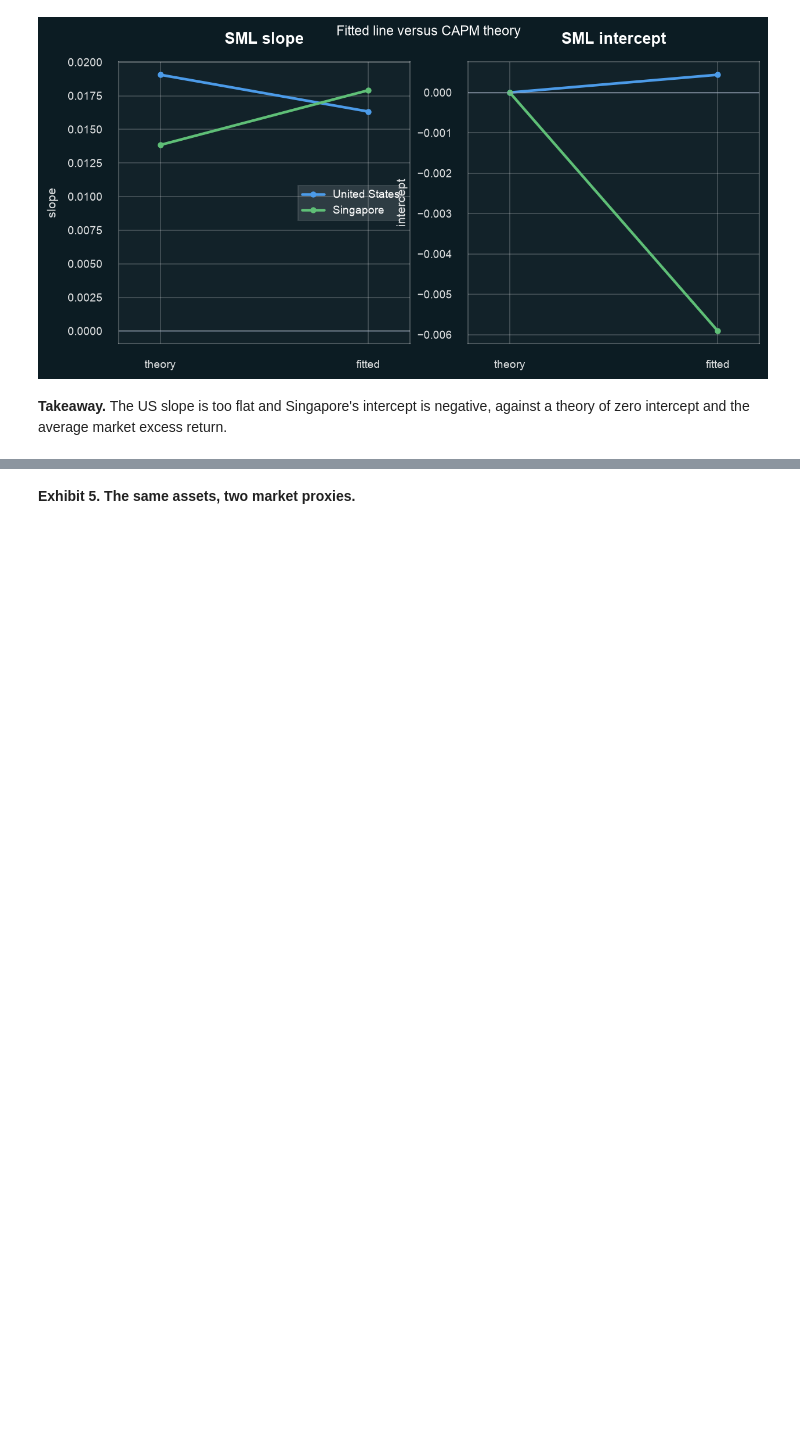
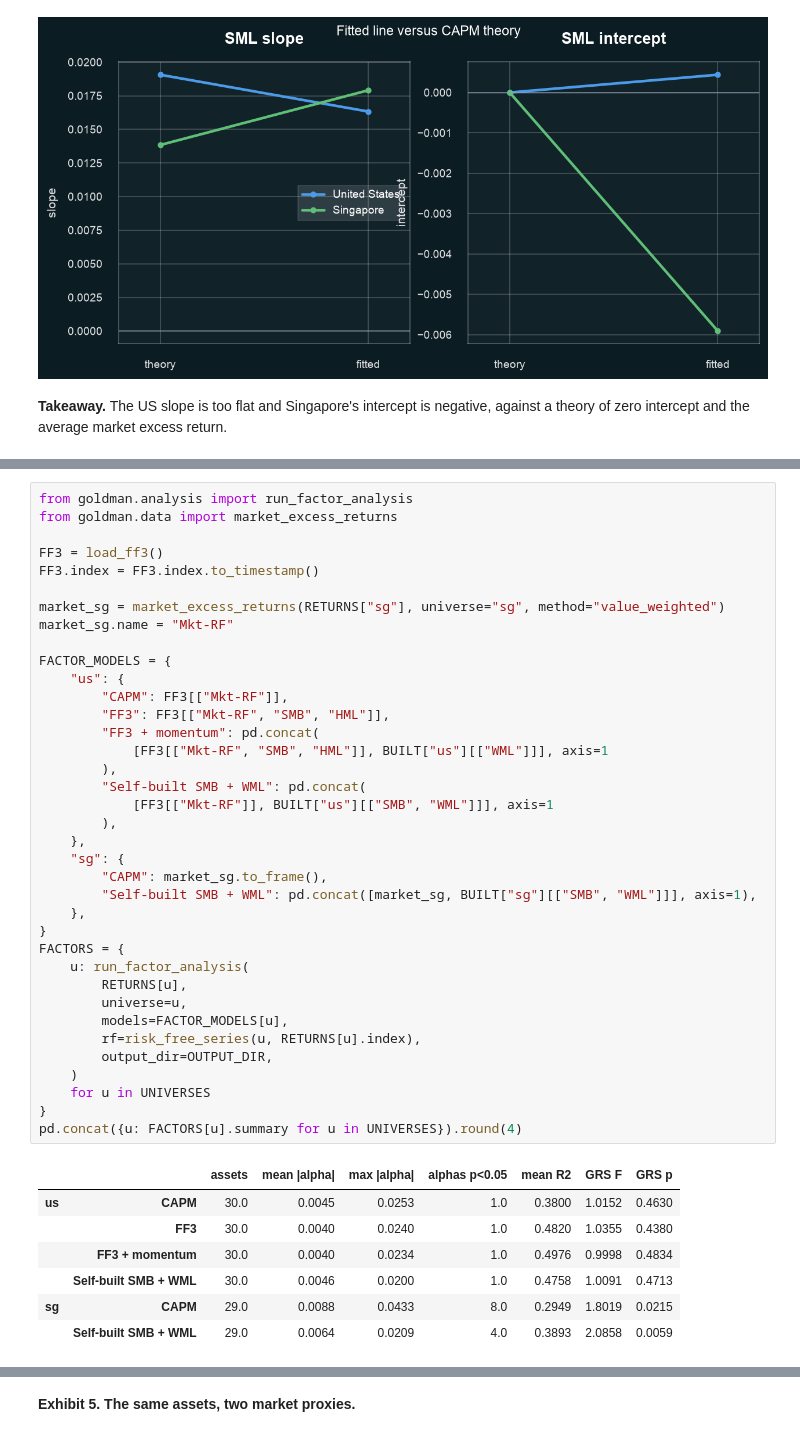
Before and after one commit to Prolead1/goldman, a Jupyter notebook: notebooks/report.ipynb, the cells around one changed output, grey strips where cells are left out. Saved outputs shown, nothing was run; the diff lists cells and outputs as text; blank space fills up the shorter version.

```diff
--- a/notebooks/report.ipynb
+++ b/notebooks/report.ipynb
@@ -367,0 +438,45 @@ against a theory of zero intercept and the average market excess return.
+# %%
+from goldman.analysis import run_factor_analysis
+from goldman.data import market_excess_returns
+
+FF3 = load_ff3()
+FF3.index = FF3.index.to_timestamp()
+
+market_sg = market_excess_returns(RETURNS["sg"], universe="sg", method="value_weighted")
+market_sg.name = "Mkt-RF"
+
+FACTOR_MODELS = {
+    "us": {
+        "CAPM": FF3[["Mkt-RF"]],
+        "FF3": FF3[["Mkt-RF", "SMB", "HML"]],
+        "FF3 + momentum": pd.concat(
+            [FF3[["Mkt-RF", "SMB", "HML"]], BUILT["us"][["WML"]]], axis=1
+        ),
+        "Self-built SMB + WML": pd.concat(
+            [FF3[["Mkt-RF"]], BUILT["us"][["SMB", "WML"]]], axis=1
+        ),
+    },
+    "sg": {
+        "CAPM": market_sg.to_frame(),
+        "Self-built SMB + WML": pd.concat([market_sg, BUILT["sg"][["SMB", "WML"]]], axis=1),
+    },
+}
+FACTORS = {
+    u: run_factor_analysis(
+        RETURNS[u],
+        universe=u,
+        models=FACTOR_MODELS[u],
+        rf=risk_free_series(u, RETURNS[u].index),
+        output_dir=OUTPUT_DIR,
+    )
+    for u in UNIVERSES
+}
+pd.concat({u: FACTORS[u].summary for u in UNIVERSES}).round(4)
+# %% [output]
+|  |  | assets | mean |alpha| | max |alpha| | alphas p<0.05 | mean R2 | GRS F | GRS p |
+| us | CAPM | 30.0 | 0.0045 | 0.0253 | 1.0 | 0.3800 | 1.0152 | 0.4630 |
+|  | FF3 | 30.0 | 0.0040 | 0.0240 | 1.0 | 0.4820 | 1.0355 | 0.4380 |
+|  | FF3 + momentum | 30.0 | 0.0040 | 0.0234 | 1.0 | 0.4976 | 0.9998 | 0.4834 |
+|  | Self-built SMB + WML | 30.0 | 0.0046 | 0.0200 | 1.0 | 0.4758 | 1.0091 | 0.4713 |
+| sg | CAPM | 29.0 | 0.0088 | 0.0433 | 8.0 | 0.2949 | 1.8019 | 0.0215 |
+|  | Self-built SMB + WML | 29.0 | 0.0064 | 0.0209 | 4.0 | 0.3893 | 2.0858 | 0.0059 |
```
Also changed, not shown: parts of 15 cells of this notebook, 9 other files.
